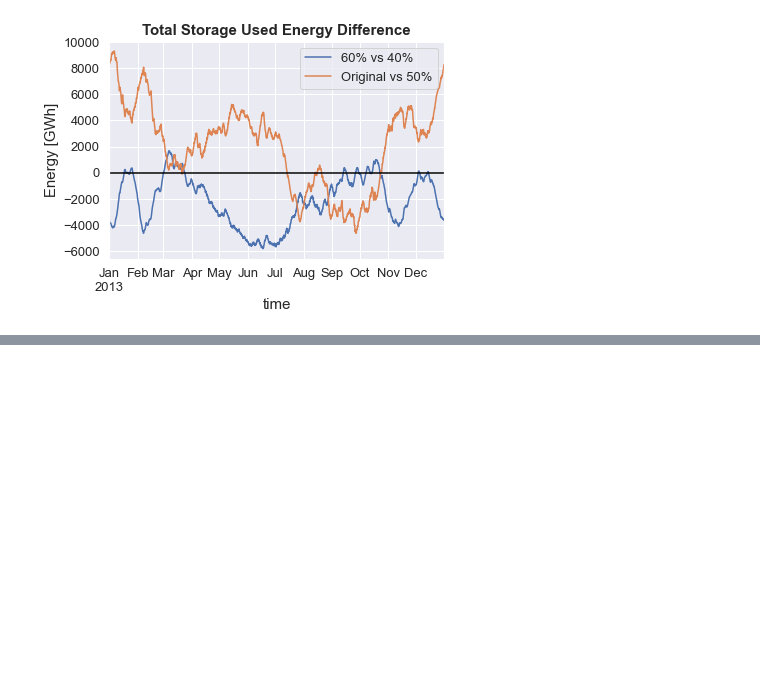
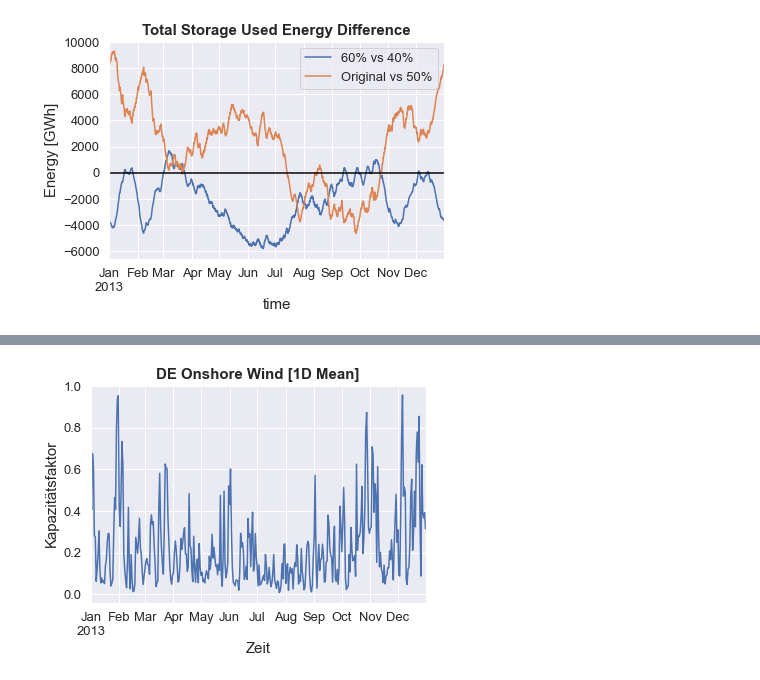
Before and after one commit to fitzthomas/ma_probabilistic_forecasts, a Jupyter notebook: forecast_analysis_thesis.ipynb, the cells around one changed output, grey strips where cells are left out. Saved outputs shown, nothing was run; the diff lists cells and outputs as text; code cells hidden in the pictures; blank space fills up the shorter version.

Commit message:
Added plots for presentation

```diff
--- a/forecast_analysis_thesis.ipynb
+++ b/forecast_analysis_thesis.ipynb
@@ -1262,3 +1262,9 @@ plt.savefig("results/plots/storage_total_diff.png", bbox_inches="tight")
 plt.show()
 # %% [output]
 [figure]
+# %%
+df_capfacts = capfacts.filter(like="DE0 0 onwind").copy()
+df_capfacts["Datetime"] = pd.to_datetime(capfacts.snapshot, format="%Y-%m-%d %H:%M:%S")
+df_capfacts.set_index("Datetime", inplace=True)
+# df_capfacts.drop(["snapshot"], axis=1, inplace=True)
+df_capfacts
@@ -1265 +1286,14 @@ plt.show()
+# %%
+df_capfacts_resample = df_capfacts.resample(rule="1D").mean()
+df_capfacts_resample.plot.line(legend=None)
+plt.xticks(fontsize=13, rotation=0)
+plt.yticks(fontsize=13)
+plt.ylabel("Kapazitätsfaktor", fontsize=15)
+plt.xlabel("Zeit", fontsize=15)
+plt.title("DE Onshore Wind [1D Mean]", fontsize=15, fontweight="bold")
+# plt.legend(fontsize=13)
+plt.savefig("results/plots/de_onshore_capacity_factor.png", bbox_inches="tight")
+plt.show()
+# %% [output]
+[figure, added]
 # %%
```
Also changed, not shown: parts of 3 cells of this notebook, 1 other file.
